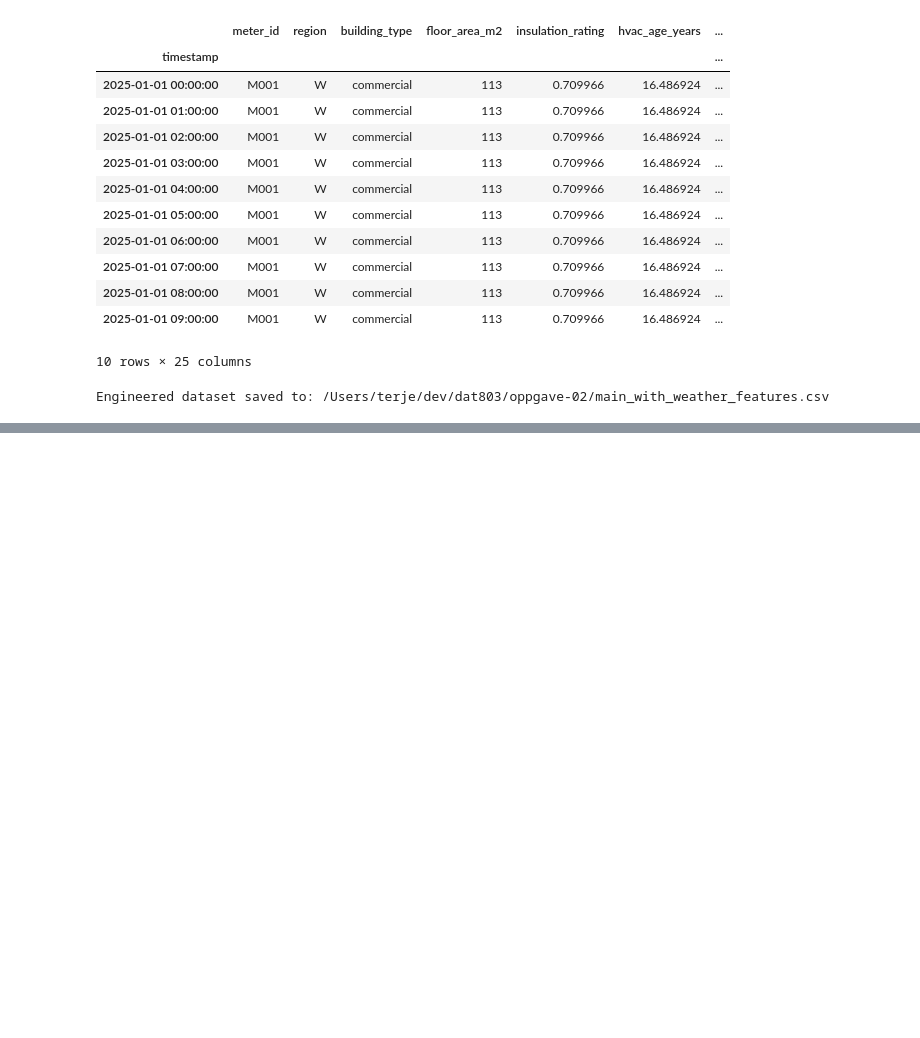
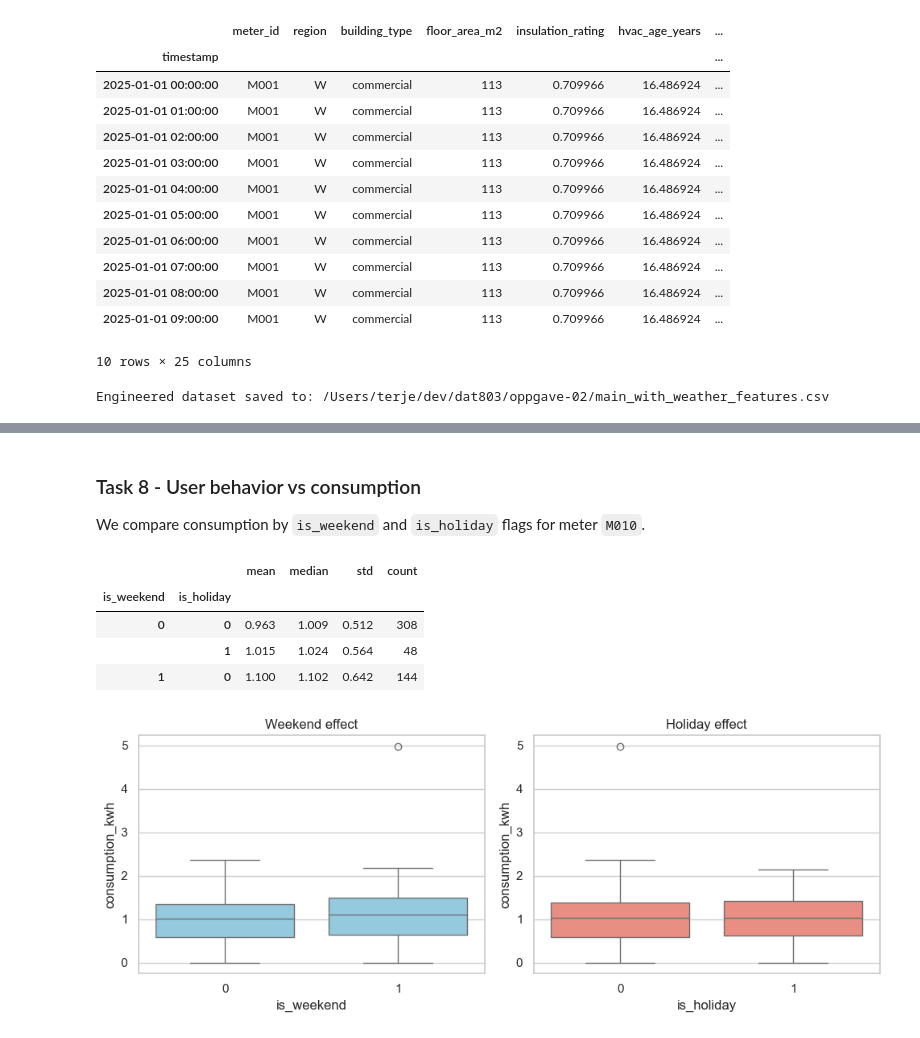
Before and after one commit to tersor/dat803, a Jupyter notebook: oppgave-02/Assigenment2.ipynb, the cells around one changed output, grey strips where cells are left out. Cells and saved outputs as stored; diff of their text form; code cells hidden in the pictures; blank space fills up the shorter version.

```diff
--- a/oppgave-02/Assigenment2.ipynb
+++ b/oppgave-02/Assigenment2.ipynb
@@ -279,0 +336,27 @@ Engineered dataset saved to: /Users/terje/dev/dat803/oppgave-02/main_with_weathe
+# %% [markdown]
+### Task 8 - User behavior vs consumption
+We compare consumption by `is_weekend` and `is_holiday` flags for meter `M010`.
+# %%
+behavior_stats = (
+    meter_df.groupby(['is_weekend', 'is_holiday'])['consumption_kwh']
+    .agg(['mean', 'median', 'std', 'count'])
+    .round(3)
+)
+display(behavior_stats)
+
+fig, axes = plt.subplots(1, 2, figsize=(10, 4))
+sns.boxplot(data=meter_df, x='is_weekend', y='consumption_kwh', ax=axes[0], color='skyblue')
+axes[0].set_title('Weekend effect')
+
+sns.boxplot(data=meter_df, x='is_holiday', y='consumption_kwh', ax=axes[1], color='salmon')
+axes[1].set_title('Holiday effect')
+
+plt.tight_layout()
+plt.show()
+# %% [output]
+|  |  | mean | median | std | count |
+| is_weekend | is_holiday |  |  |  |  |
+| 0 | 0 | 0.963 | 1.009 | 0.512 | 308 |
+|  | 1 | 1.015 | 1.024 | 0.564 | 48 |
+| 1 | 0 | 1.100 | 1.102 | 0.642 | 144 |
+[figure, added]
```
Also changed, not shown: parts of 12 cells of this notebook, 1 other file.
